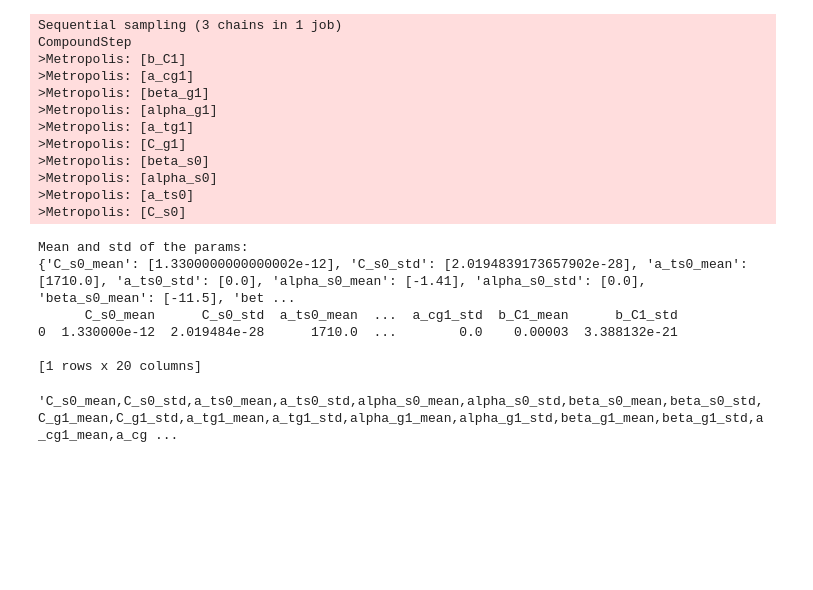
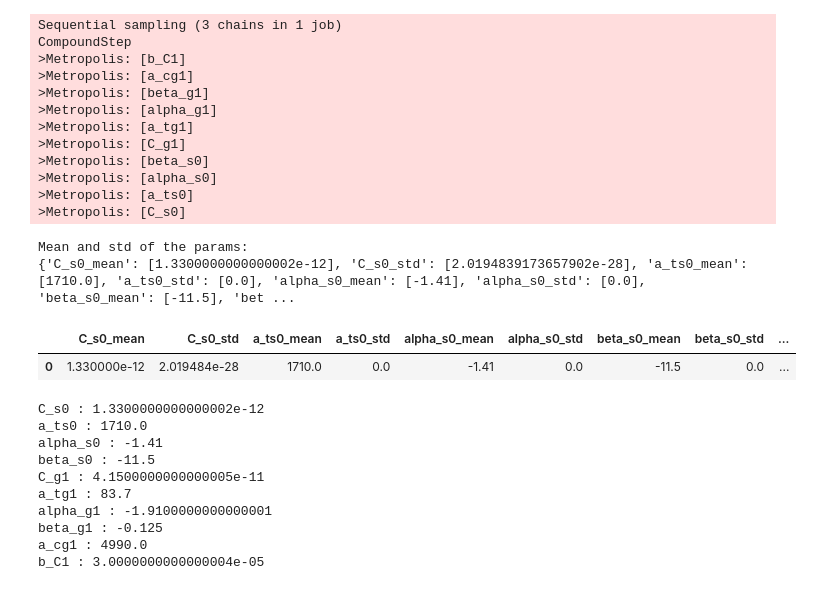
Before and after one commit to nv-hiep/dust_grain_fit, a Jupyter notebook: run_dustfit_WD2001_pymc3.ipynb, the cells around one changed output. Drawn from its saved outputs; the diff is of its cells as text; code cells hidden in the pictures; blank space fills up the shorter version.

```diff
--- a/run_dustfit_WD2001_pymc3.ipynb
+++ b/run_dustfit_WD2001_pymc3.ipynb
@@ -364,46 +348,47 @@ with open(picklefile, 'wb') as f:
 # %%
 
 # Save the best fit params
 fit_params_best = []
 dat             = {}
 for par in pnames:
     values = trace.get_values(par, burn=burn, thin=thin)
     fit_params_best.append(values.mean(axis=0))
 
     dat[par+'_mean'] = [values.mean(axis=0)]
     dat[par+'_std']  = [values.std(axis=0)]
 
 
 # Mean and std of the params
 print('Mean and std of the params: ')
 print(dat)
 
 # Save the params to csv
 df = pd.DataFrame(data=dat)
-print( df.head() )
 df.to_csv(index=False)
-
-# The number of effective samples is smaller than 25% for some parameters.
-# {'C0_mean': [9.001064750768227e-26], 'C0_std': [1.0916226096423437e-29], 'p0_mean': [3.150029649240011], 'p0_std': [3.0970264831119365e-05], 'amin0_mean': [9.969435022428174e-08], 'amin0_std': [6.0505440466563e-09], 'amax0_mean': [0.0009970073309611227], 'amax0_std': [5.6855812599731864e-05], 'C1_mean': [9.000059096040242e-26], 'C1_std': [5.415110422299333e-31], 'p1_mean': [3.1500012158405823], 'p1_std': [1.1912495223190136e-06], 'amin1_mean': [9.98342610582984e-08], 'amin1_std': [5.756200710757336e-09], 'amax1_mean': [0.0009923324663932533], 'amax1_std': [5.6590062787141085e-05]}
-#         C0_mean        C0_std  p0_mean  ...     amin1_std  amax1_mean  amax1_std
-# 0  9.001065e-26  1.091623e-29  3.15003  ...  5.756201e-09    0.000992   0.000057
-
-# [1 rows x 16 columns]
-
-
-# {'C0_mean': [1.0000000000000002e-25], 'C0_std': [1.1479437019748901e-41], 'p0_mean': [3.145885655438738], 'p0_std': [0.003178120488211224], 'amin0_mean': [1e-07], 'amin0_std': [0.0], 'amax0_mean': [0.0010000000000000002], 'amax0_std': [2.168404344971009e-19], 'C1_mean': [1.0000000000000002e-25], 'C1_std': [1.1479437019748901e-41], 'p1_mean': [2.752089836517056], 'p1_std': [0.005391810678624622], 'amin1_mean': [1e-07], 'amin1_std': [0.0], 'amax1_mean': [0.0010000000000000002], 'amax1_std': [2.168404344971009e-19]}
+df.head()
 # %% [output]
 Mean and std of the params:
 {'C_s0_mean': [1.3300000000000002e-12], 'C_s0_std': [2.0194839173657902e-28], 'a_ts0_mean': [1710.0], 'a_ts0_std': [0.0], 'alpha_s0_mean': [-1.41], 'alpha_s0_std': [0.0], 'beta_s0_mean': [-11.5], 'bet ...
-      C_s0_mean      C_s0_std  a_ts0_mean  ...  a_cg1_std  b_C1_mean      b_C1_std
-0  1.330000e-12  2.019484e-28      1710.0  ...        0.0    0.00003  3.388132e-21
-
-[1 rows x 20 columns]
-'C_s0_mean,C_s0_std,a_ts0_mean,a_ts0_std,alpha_s0_mean,alpha_s0_std,beta_s0_mean,beta_s0_std,C_g1_mean,C_g1_std,a_tg1_mean,a_tg1_std,alpha_g1_mean,alpha_g1_std,beta_g1_mean,beta_g1_std,a_cg1_mean,a_cg ...
+|  | C_s0_mean | C_s0_std | a_ts0_mean | a_ts0_std | alpha_s0_mean | alpha_s0_std | beta_s0_mean | beta_s0_std | ... |
+| 0 | 1.330000e-12 | 2.019484e-28 | 1710.0 | 0.0 | -1.41 | 0.0 | -11.5 | 0.0 | ... |
 # %%
-# Save to FITS
-fitsfile = prefile +'_pymc3_' + str(n_sample) + '_' + str(burn) + '.fits'
-dustmodel.save_best_results_pm3(fitsfile, fit_params_best, obsdata)
+# Save to pickle f
+filename = prefile +'_pymc3_' + str(n_sample) + '_' + str(burn) + '.pickle'
+dustmodel.save_best_results(filename, fit_params_best, obsdata)
+
+for xname,xval in zip(pnames, fit_params_best):
+  print('%s : %s'%(xname, xval) )
+# %% [output]
+C_s0 : 1.3300000000000002e-12
+a_ts0 : 1710.0
+alpha_s0 : -1.41
+beta_s0 : -11.5
+C_g1 : 4.1500000000000005e-11
+a_tg1 : 83.7
+alpha_g1 : -1.9100000000000001
+beta_g1 : -0.125
+a_cg1 : 4990.0
+b_C1 : 3.0000000000000004e-05
 # %%
 def get_krange(x, logaxis=False, in_range=[0]):
 
```
Also changed, not shown: parts of 10 cells of this notebook.
